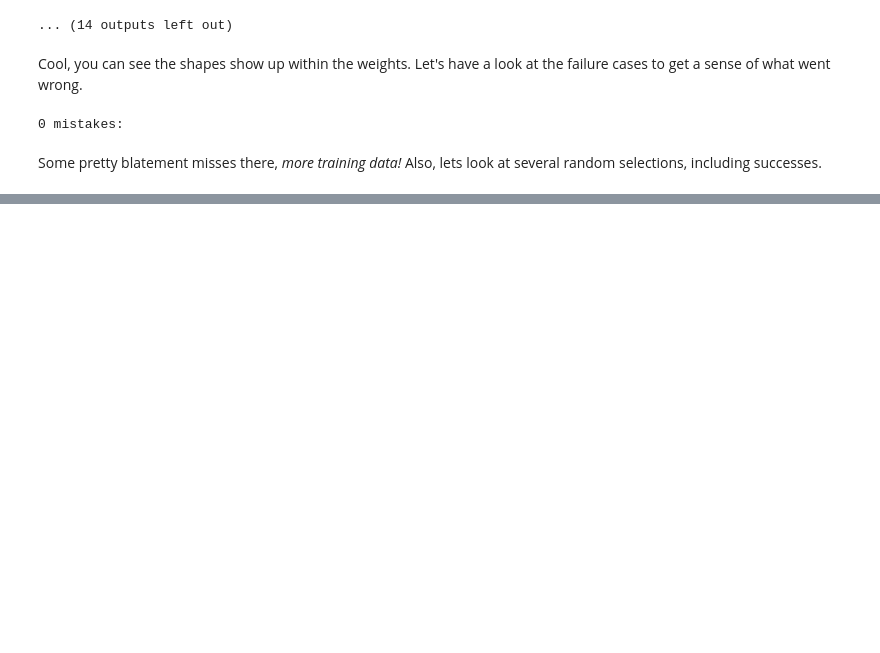
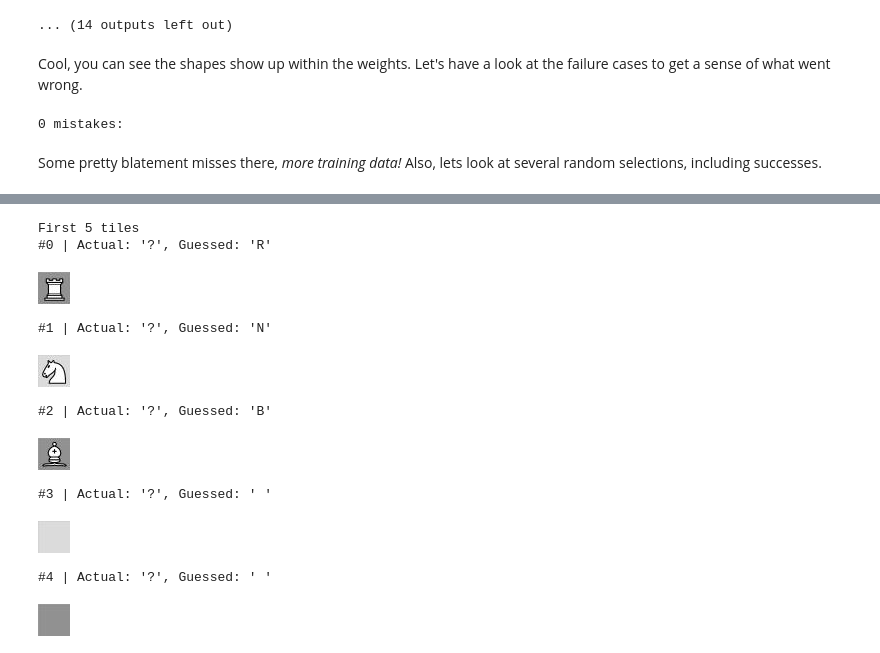
Before and after one commit to Elucidation/tensorflow_chessbot, a Jupyter notebook: tensorflow_learn.ipynb, the cells around one changed output, grey strips where cells are left out. Cells and saved outputs as stored; diff of their text form; code cells hidden in the pictures; blank space fills up the shorter version.

```diff
--- a/tensorflow_learn.ipynb
+++ b/tensorflow_learn.ipynb
@@ -128,14 +145,11 @@ Piece: N
 # %% [markdown]
 Cool, you can see the shapes show up within the weights. Let's have a look at the failure cases to get a sense of what went wrong.
 # %%
-%matplotlib inline
-import matplotlib.pyplot as plt
-# sess.run(correct_prediction, feed_dict={x: test_dataset.images, y_: test_dataset.labels})
 mistakes = tf.where(~correct_prediction)
 mistake_indices = sess.run(mistakes, feed_dict={x: test_dataset.images,
                                                 y_: test_dataset.labels}).flatten()
 
-guess_prob, guessed = sess.run([y, tf.argmax(y,1)], feed_dict={x: test_dataset.images, y_: test_dataset.labels})
+guess_prob, guessed = sess.run([y, tf.argmax(y,1)], feed_dict={x: test_dataset.images})
 
 print "%d mistakes:" % mistake_indices.size
 
@@ -172,0 +205,22 @@ for idx in np.random.choice(test_dataset.num_examples,15,replace=False):
+# %%
+validation_set = np.swapaxes(np.reshape(tiles, [32*32, 64]),0,1)
+
+guess_prob, guessed = sess.run([y, tf.argmax(y,1)], feed_dict={x: validation_set})
+
+print "First 5 tiles"
+for idx in range(5):
+    guess = guessed[idx]
+    print "#%d | Actual: '?', Guessed: '%s'" % (idx, hf.labelIndex2Name(guess))
+    hf.display_array(np.reshape(validation_set[idx,:],[32,32]))
+# %% [output]
+First 5 tiles
+#0 | Actual: '?', Guessed: 'R'
+[figure, added]
+#1 | Actual: '?', Guessed: 'N'
+[figure, added]
+#2 | Actual: '?', Guessed: 'B'
+[figure, added]
+#3 | Actual: '?', Guessed: ' '
+[figure, added]
+#4 | Actual: '?', Guessed: ' '
+[figure, added]
```
Also changed, not shown: parts of 24 cells of this notebook, 2 other files.
